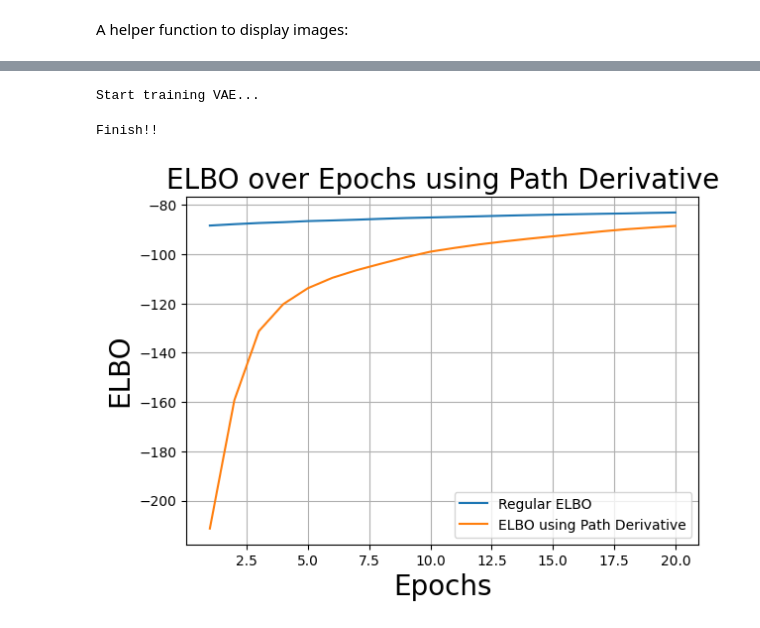
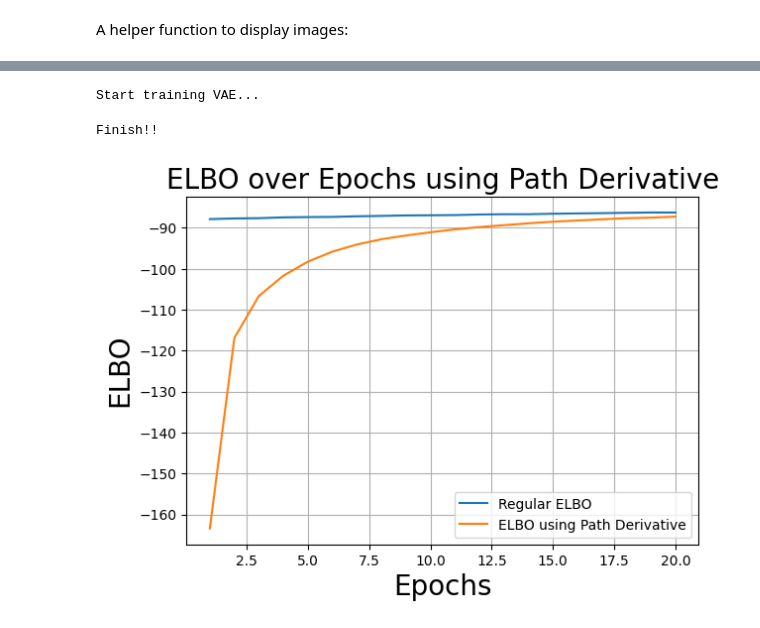
Before and after one commit to freds126/ML_avancerad, a Jupyter notebook: 1AD/VAE.ipynb, the cells around one changed output, grey strips where cells are left out. Saved outputs shown, nothing was run; the diff lists cells and outputs as text; code cells hidden in the pictures.

```diff
--- a/1AD/VAE.ipynb
+++ b/1AD/VAE.ipynb
@@ -52,7 +52,11 @@ Using device: cpu
 # %%
 dataset_path = '~/datasets'
 
-batch_size = 128
+# as in the experimental setup
+batch_size = 20
+
+# or use 128 for more speed :)
+#batch_size = 128
 
 # Dimensions of the input, the hidden layer, and the latent space.
 x_dim  = 784
@@ -269,7 +273,7 @@ print("Start training VAE...")
 model.train()
 
 # optimizer
-optimizer = Adam(model.parameters(), lr=lr)
+optimizer = Adam(model.parameters(), lr=lr, betas=(0.9, 0.999), eps=1e-4)
 pbar = tqdm(range(epochs))
 elbo = []
 for epoch in pbar:
@@ -424,7 +428,7 @@ print("Start training VAE...")
 model.train()
 
 # optimizer
-optimizer = Adam(model.parameters(), lr=lr)
+optimizer = Adam(model.parameters(), lr=lr, betas=(0.9, 0.999), eps=1e-4)
 pbar = tqdm(range(epochs))
 elbo_reg = []
 for epoch in pbar:
@@ -435,31 +439,31 @@ for epoch in pbar:
         x = x.view(-1, x_dim)
         x = torch.round(x)
 
         optimizer.zero_grad()
 
         # insert your code here
         theta, mean, log_var, z = model.forward(x)
 
         loss_reg = loss_function_reg_ELBO(x, theta, mean, log_var)
 
         loss_reg.backward()
         optimizer.step()
 
         # loss.item() is the mean. Multiply by batch size to get the sum.
         total_loss_reg += loss_reg.item() * x.size(0)
         total_samples += x.size(0)
 
     # Correct global average
     avg_loss_reg = total_loss_reg / total_samples
 
     pbar.set_description(f"Epoch {epoch+1}/{epochs},"
                          f" Loss: {avg_loss_reg:.4f},"
                          f" ELBO: {-avg_loss_reg:.4f}")
     elbo_reg.append(-avg_loss_reg)
 
 print("Finish!!")
 plot_both_elbos(elbo, elbo_reg)
 # %% [output]
 Start training VAE...
 Finish!!
-[figure, old version]
+[figure, new version]
```
Also changed, not shown: parts of 4 cells of this notebook, 14 other files.
